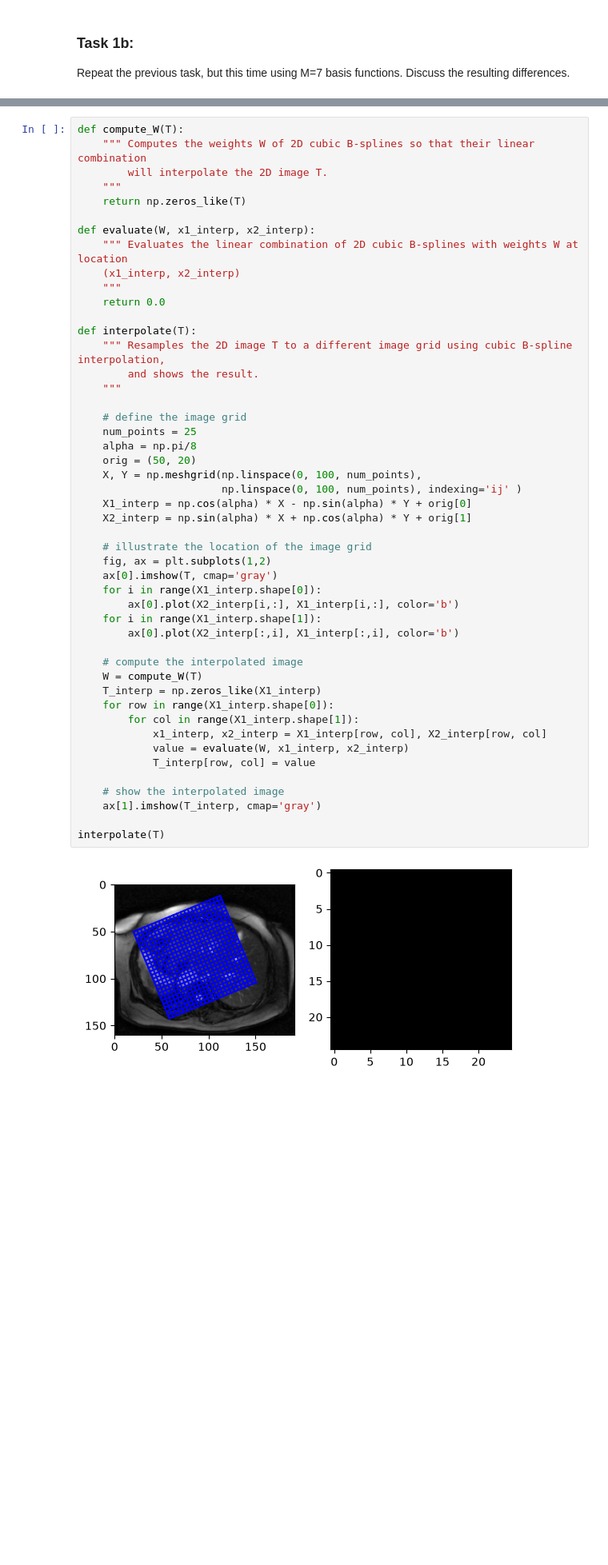
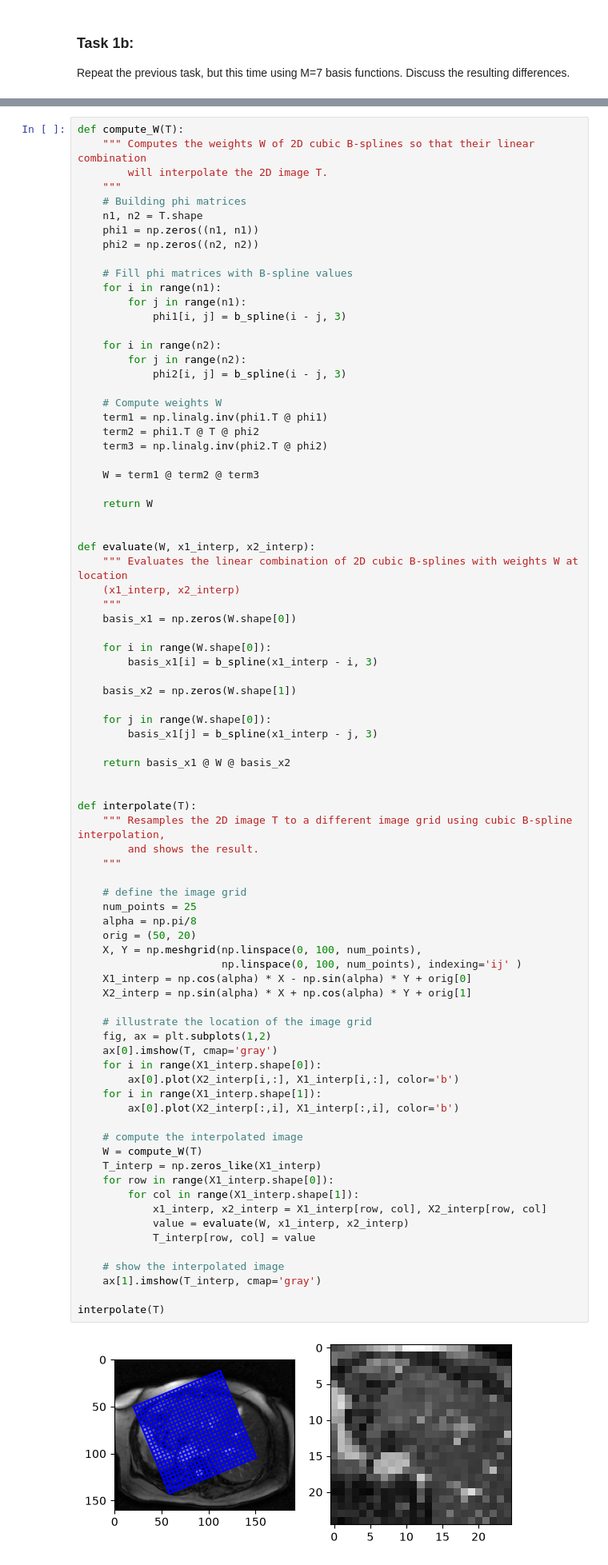
Before and after one commit to gallego-c/medical-image-analysis-lab1, a Jupyter notebook: Ex1/Ex1.ipynb, the cells around one changed output, grey strips where cells are left out. Shown at 80% size. Cells and saved outputs as stored; diff of their text form; blank space fills up the shorter version.

```diff
--- a/Ex1/Ex1.ipynb
+++ b/Ex1/Ex1.ipynb
@@ -292,13 +287,46 @@ def compute_W(T):
     """ Computes the weights W of 2D cubic B-splines so that their linear combination
         will interpolate the 2D image T.
     """
-    return np.zeros_like(T)
+    # Building phi matrices
+    n1, n2 = T.shape
+    phi1 = np.zeros((n1, n1))
+    phi2 = np.zeros((n2, n2))
+
+    # Fill phi matrices with B-spline values
+    for i in range(n1):
+        for j in range(n1):
+            phi1[i, j] = b_spline(i - j, 3)
+
+    for i in range(n2):
+        for j in range(n2):
+            phi2[i, j] = b_spline(i - j, 3)
+
+    # Compute weights W
+    term1 = np.linalg.inv(phi1.T @ phi1)
+    term2 = phi1.T @ T @ phi2
+    term3 = np.linalg.inv(phi2.T @ phi2)
+
+    W = term1 @ term2 @ term3
+
+    return W
+
 
 def evaluate(W, x1_interp, x2_interp):
     """ Evaluates the linear combination of 2D cubic B-splines with weights W at location
     (x1_interp, x2_interp)
     """
-    return 0.0
+    basis_x1 = np.zeros(W.shape[0])
+
+    for i in range(W.shape[0]):
+        basis_x1[i] = b_spline(x1_interp - i, 3)
+
+    basis_x2 = np.zeros(W.shape[1])
+
+    for j in range(W.shape[0]):
+        basis_x1[j] = b_spline(x1_interp - j, 3)
+
+    return basis_x1 @ W @ basis_x2
+
 
 def interpolate(T):
     """ Resamples the 2D image T to a different image grid using cubic B-spline interpolation,
@@ -309,31 +337,31 @@ def interpolate(T):
     num_points = 25
     alpha = np.pi/8
     orig = (50, 20)
     X, Y = np.meshgrid(np.linspace(0, 100, num_points),
                        np.linspace(0, 100, num_points), indexing='ij' )
     X1_interp = np.cos(alpha) * X - np.sin(alpha) * Y + orig[0]
     X2_interp = np.sin(alpha) * X + np.cos(alpha) * Y + orig[1]
 
     # illustrate the location of the image grid
     fig, ax = plt.subplots(1,2)
     ax[0].imshow(T, cmap='gray')
     for i in range(X1_interp.shape[0]):
         ax[0].plot(X2_interp[i,:], X1_interp[i,:], color='b')
     for i in range(X1_interp.shape[1]):
         ax[0].plot(X2_interp[:,i], X1_interp[:,i], color='b')
 
     # compute the interpolated image
     W = compute_W(T)
     T_interp = np.zeros_like(X1_interp)
     for row in range(X1_interp.shape[0]):
         for col in range(X1_interp.shape[1]):
             x1_interp, x2_interp = X1_interp[row, col], X2_interp[row, col]
             value = evaluate(W, x1_interp, x2_interp)
             T_interp[row, col] = value
 
     # show the interpolated image
     ax[1].imshow(T_interp, cmap='gray')
 
 interpolate(T)
 # %% [output]
-[figure, old version]
+[figure, new version]
```
Also changed, not shown: parts of 6 cells of this notebook.
